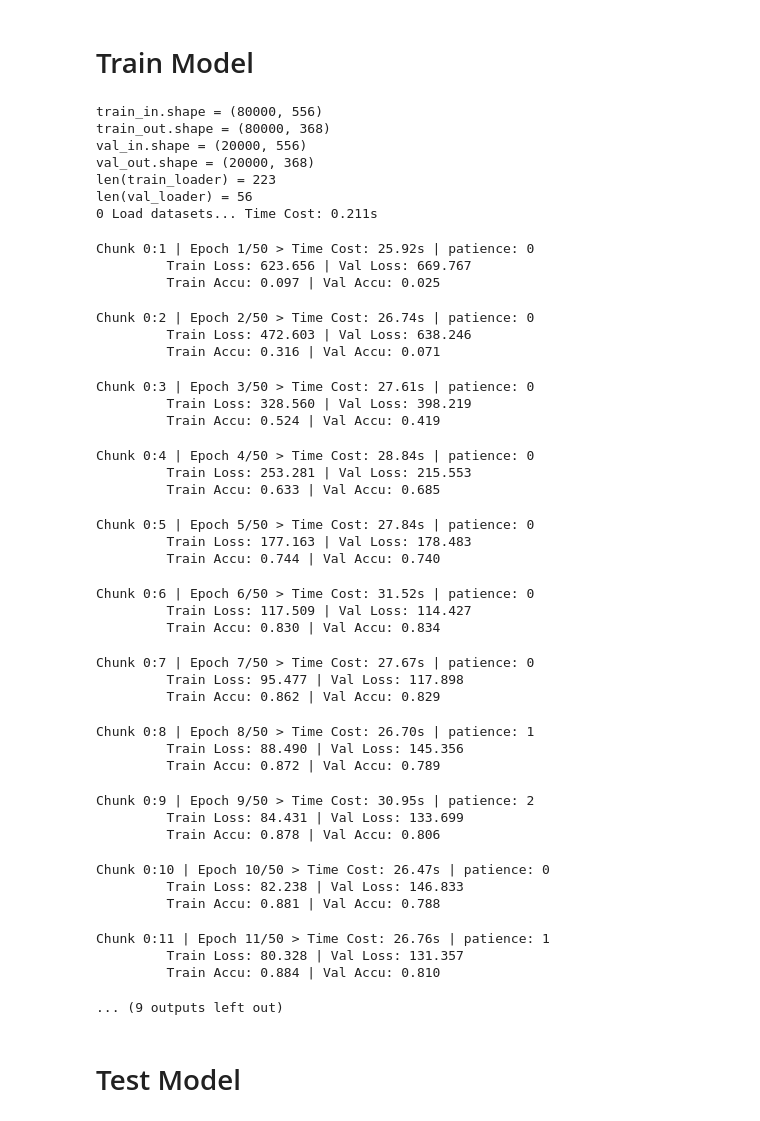
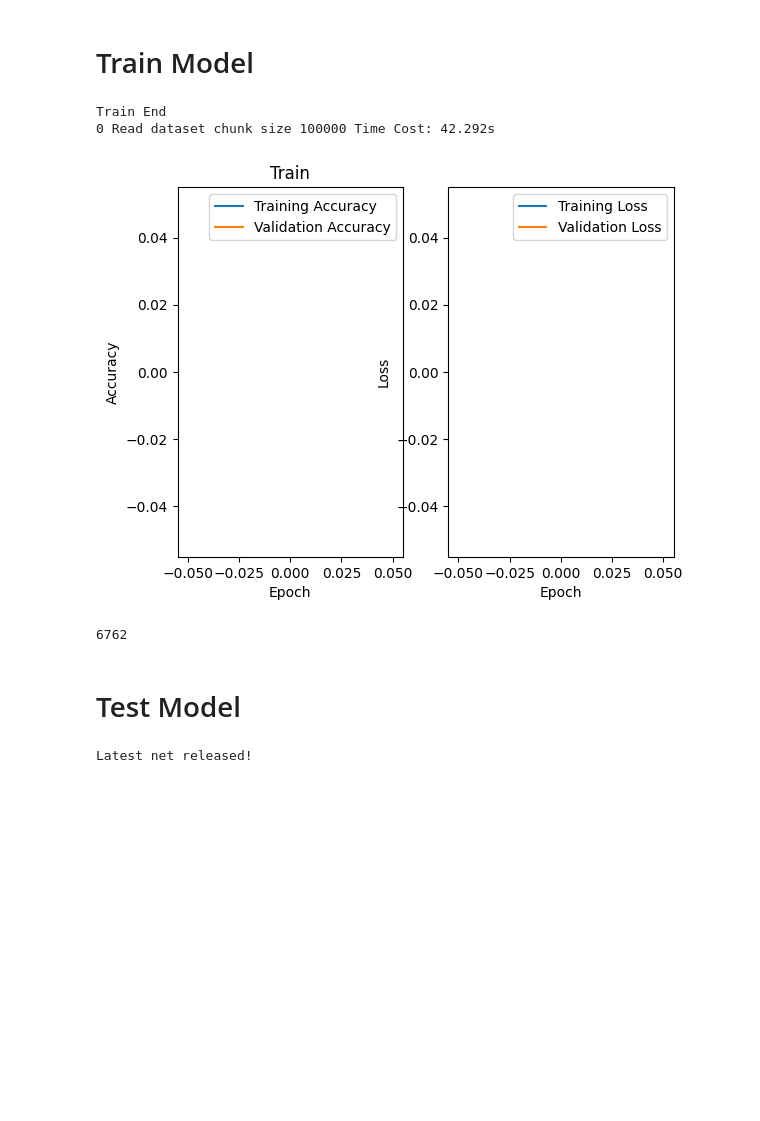
Before and after one commit to neoluxis/MyKaggle, a Jupyter notebook: AtmoPred_MLP.ipynb, the cells around one changed output. Cells and saved outputs as stored; diff of their text form; code cells hidden in the pictures; blank space fills up the shorter version.

Commit message:
Kaggle Notebook | AtmoPred_MLP | Version 4

```diff
--- a/AtmoPred_MLP.ipynb
+++ b/AtmoPred_MLP.ipynb
@@ -46,7 +47,7 @@ out_csv = 'submission.csv'
 read_chunk_size = 100000 # 一次性读取100000行数据
 
 # 训练参数
-num_epochs = 50
+num_epochs = 0
 max_patience = 3
 batch_size = 360
 num_workers = 256
@@ -207,10 +208,11 @@ val_in.shape = (20000, 556)
 val_out.shape = (20000, 368)
 # %%
 class MLP_Dataset(Dataset):
-    def __init__(self, dsin, dsout, transform = transforms.Compose([
+    def __init__(self, dsin, dsout=None, test=False, transform = transforms.Compose([
         transforms.ToTensor(),
     ])):
         self.dsin = dsin
+        self.test = test
         self.dsout = dsout
         self.transform =transform
 
@@ -218,10 +220,12 @@ class MLP_Dataset(Dataset):
         return self.dsin.shape[0]
 
     def __getitem__(self, idx):
-        data, targ =  self.dsin.iloc[idx], self.dsout.iloc[idx]
-        data, targ = data.to_numpy().reshape((1, 556)), targ.to_numpy().reshape((1, 368))
-        data, targ = torch.tensor(data), torch.tensor(targ)
-        data, targ = data.to(torch.float32), targ.to(torch.float32)
-        return data, targ
+        data =  self.dsin.iloc[idx].to_numpy()
+        data = torch.tensor(data).to(torch.float32).reshape((1, 556))
+        if not self.test:
+            targ = self.dsout.iloc[idx].to_numpy().reshape((1, 368))
+            targ = torch.tensor(targ).to(torch.float32)
+            return data, targ
+        return data
 # %%
 train_dataset = MLP_Dataset(train_in, train_out)
@@ -279,7 +295,7 @@ class MLP(nn.Module):
 # %%
 net = MLP(12, 512).to(device)
 try:
-    weights = torch.load('/kaggle/input/dict.pth', map_location=device)
+    weights = torch.load('/kaggle/input/atmospred_mlp/pytorch/trained/1/best.pth', map_location=device)
     net.load_state_dict(weights)
     print("Weights loaded. ")
 except:
@@ -306,6 +340,8 @@ epoch = 0
 last_epoch = 0
 # %%
 try:
+    if num_epochs < 1:
+        raise Exception()
     for idx, chunk in enumerate(train_chunks):
     # if True:
         patience = 0
@@ -359,82 +395,48 @@ try:
             losses[1].append(avg_val_loss)
             avg_val_accu = val_accu / num_val_batches
             accus[1].append(avg_val_accu.item())
 
             if avg_val_loss < lowest_loss:
                 torch.save(net.state_dict(), 'best.pth')  # 保存模型参数而不是整个模型
                 lowest_loss = avg_val_loss
 
             t1 = time.time()
             print(f'Chunk {idx}:{epoch - last_epoch} | Epoch {epoch}/{num_epochs} > Time Cost: {t1-t0:.2f}s | patience: {patience} \n\t',
                   f'Train Loss: {avg_train_loss:.3f} | Val Loss: {avg_val_loss:.3f}\n\t',
                   f'Train Accu: {avg_train_accu:.3f} | Val Accu: {avg_val_accu:.3f}')
             if avg_train_loss < avg_val_loss and last_val_loss < avg_val_loss:
                 patience += 1
             else:
                 patience = 0
             if patience >= max_patience:
                 print(f'{max_patience} epochs had val loss bigger than train loss and validation loss increased. Exit for next chunk of data')
                 patience = 0
                 last_epoch = epoch
                 del(chunk)
                 break
         else:
+            print(f'Train End. {idx} chunks used. Trained {epoch} epochs. Lowest loss: {lowest_loss}')
+            del(chunk)
             break
 except:
     print('Train End')
 timer.stop()
 torch.save(net.state_dict(), "latest.pth")
 graph(accus, losses, 'Train')
 # %% [output]
-train_in.shape = (80000, 556)
-train_out.shape = (80000, 368)
-val_in.shape = (20000, 556)
-val_out.shape = (20000, 368)
-len(train_loader) = 223
-len(val_loader) = 56
-0 Load datasets... Time Cost: 0.211s
+Train End
+0 Read dataset chunk size 100000 Time Cost: 42.292s
-Chunk 0:1 | Epoch 1/50 > Time Cost: 25.92s | patience: 0
-         Train Loss: 623.656 | Val Loss: 669.767
-         Train Accu: 0.097 | Val Accu: 0.025
-Chunk 0:2 | Epoch 2/50 > Time Cost: 26.74s | patience: 0
-         Train Loss: 472.603 | Val Loss: 638.246
-         Train Accu: 0.316 | Val Accu: 0.071
-Chunk 0:3 | Epoch 3/50 > Time Cost: 27.61s | patience: 0
-         Train Loss: 328.560 | Val Loss: 398.219
-         Train Accu: 0.524 | Val Accu: 0.419
-Chunk 0:4 | Epoch 4/50 > Time Cost: 28.84s | patience: 0
-         Train Loss: 253.281 | Val Loss: 215.553
-         Train Accu: 0.633 | Val Accu: 0.685
-Chunk 0:5 | Epoch 5/50 > Time Cost: 27.84s | patience: 0
-         Train Loss: 177.163 | Val Loss: 178.483
-         Train Accu: 0.744 | Val Accu: 0.740
-Chunk 0:6 | Epoch 6/50 > Time Cost: 31.52s | patience: 0
-         Train Loss: 117.509 | Val Loss: 114.427
-         Train Accu: 0.830 | Val Accu: 0.834
-Chunk 0:7 | Epoch 7/50 > Time Cost: 27.67s | patience: 0
-         Train Loss: 95.477 | Val Loss: 117.898
-         Train Accu: 0.862 | Val Accu: 0.829
-Chunk 0:8 | Epoch 8/50 > Time Cost: 26.70s | patience: 1
-         Train Loss: 88.490 | Val Loss: 145.356
-         Train Accu: 0.872 | Val Accu: 0.789
-Chunk 0:9 | Epoch 9/50 > Time Cost: 30.95s | patience: 2
-         Train Loss: 84.431 | Val Loss: 133.699
-         Train Accu: 0.878 | Val Accu: 0.806
-Chunk 0:10 | Epoch 10/50 > Time Cost: 26.47s | patience: 0
-         Train Loss: 82.238 | Val Loss: 146.833
-         Train Accu: 0.881 | Val Accu: 0.788
-Chunk 0:11 | Epoch 11/50 > Time Cost: 26.76s | patience: 1
-         Train Loss: 80.328 | Val Loss: 131.357
-         Train Accu: 0.884 | Val Accu: 0.810
-... (9 outputs left out)
+[figure, added]
 # %%
 # 清理
-del(inp)
-del(outp)
 del(train_dataset)
 del(train_loader)
 del(val_dataset)
 del(val_loader)
+
+gc.collect()
+# %% [output]
+6762
 # %% [markdown]
 # Test Model
 # %%
@@ -443,4 +445,6 @@ try:
     print('Latest net released!')
 except:
     print('No model trained')
+# %% [output]
+Latest net released!
 # %%
```
Also changed, not shown: parts of 25 cells of this notebook.
